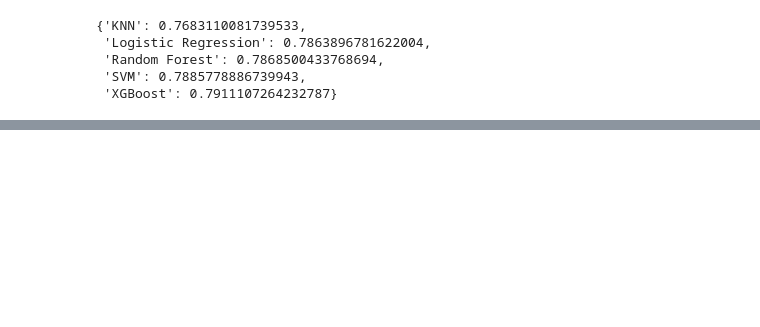
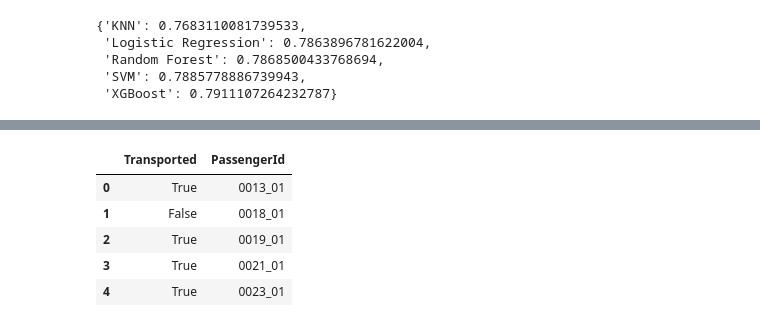
Before and after one commit to Rubic31/spaceship-titanic-project, a Jupyter notebook: end-to-end-spaceship-titanic.ipynb, the cells around one changed output, grey strips where cells are left out. Cells and saved outputs as stored; diff of their text form; code cells hidden in the pictures; blank space fills up the shorter version.

```diff
--- a/end-to-end-spaceship-titanic.ipynb
+++ b/end-to-end-spaceship-titanic.ipynb
@@ -1210,0 +1336,11 @@ Looks like XGBoost performed the best.
+# %%
+# Store PassengerId column for later
+X_test_passengerId = X_test['PassengerId']
+# %%
+# Preprocess data (drop some columns, make some others)
+X_test.drop(columns="Name", inplace=True)
+X_test['GroupNumber'] = X_test['PassengerId'].str.split('_').str[0]
+X_test.drop(columns="PassengerId", inplace=True)
+X_test['Deck'] = X_test['Cabin'].str.split('/').str[0]
+X_test['Side'] = X_test['Cabin'].str.split('/').str[2]
+X_test.drop(columns="Cabin", inplace=True)
@@ -1210,0 +1357,4 @@ Looks like XGBoost performed the best.
+# %%
+# Prepare the data for Kaggle (create DataFrame)
+preds_df = pd.DataFrame(columns=['Transported'], data=preds, dtype=bool)
+preds_df.head(5)
@@ -1210,0 +1368,11 @@ Looks like XGBoost performed the best.
+# %%
+# Use the stored column (insert it into prediction table)
+preds_df['PassengerId'] = X_test_passengerId
+preds_df.head(5)
+# %% [output]
+|  | Transported | PassengerId |
+| 0 | True | 0013_01 |
+| 1 | False | 0018_01 |
+| 2 | True | 0019_01 |
+| 3 | True | 0021_01 |
+| 4 | True | 0023_01 |
```
Also changed, not shown: parts of 113 cells of this notebook.
